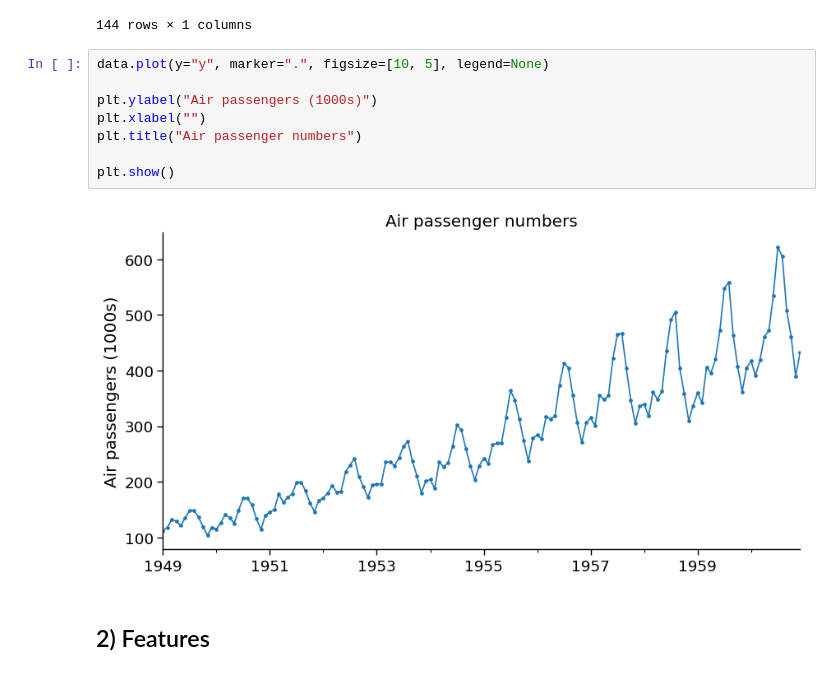
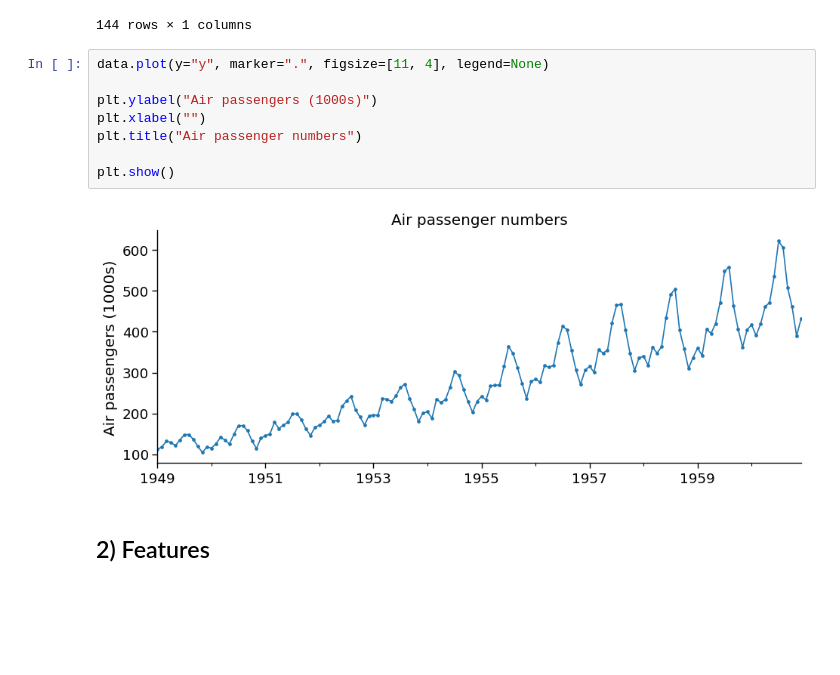
Before and after one commit to razielar/feature_engineering_ts_forecasting, a Jupyter notebook: 08_trend_features/03_recursive-forecasting.ipynb, the cells around one changed output. Drawn from its saved outputs; the diff is of its cells as text; blank space fills up the shorter version.

```diff
--- a/08_trend_features/03_recursive-forecasting.ipynb
+++ b/08_trend_features/03_recursive-forecasting.ipynb
@@ -60,15 +76,15 @@ data
 | 1960-12-01 | 432 |
 144 rows × 1 columns
 # %%
-data.plot(y="y", marker=".", figsize=[10, 5], legend=None)
+data.plot(y="y", marker=".", figsize=[11, 4], legend=None)
 
 plt.ylabel("Air passengers (1000s)")
 plt.xlabel("")
 plt.title("Air passenger numbers")
 
 plt.show()
 # %% [output]
-[figure, old version]
+[figure, new version]
 # %% [markdown]
 ## 2) Features
 # %%
```
Also changed, not shown: parts of 22 cells of this notebook.
